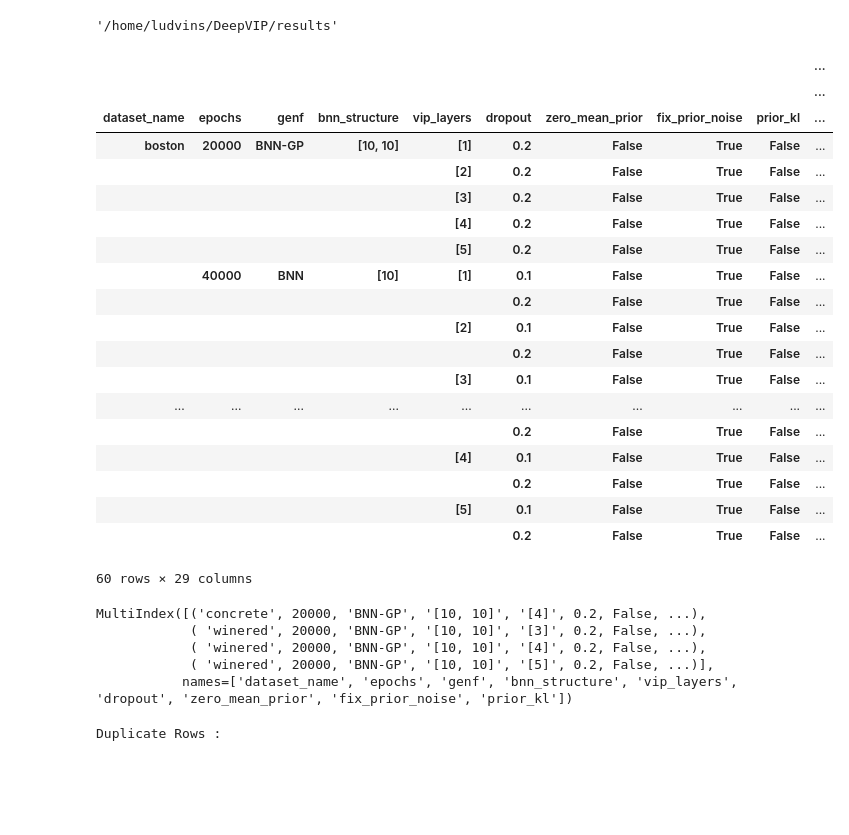
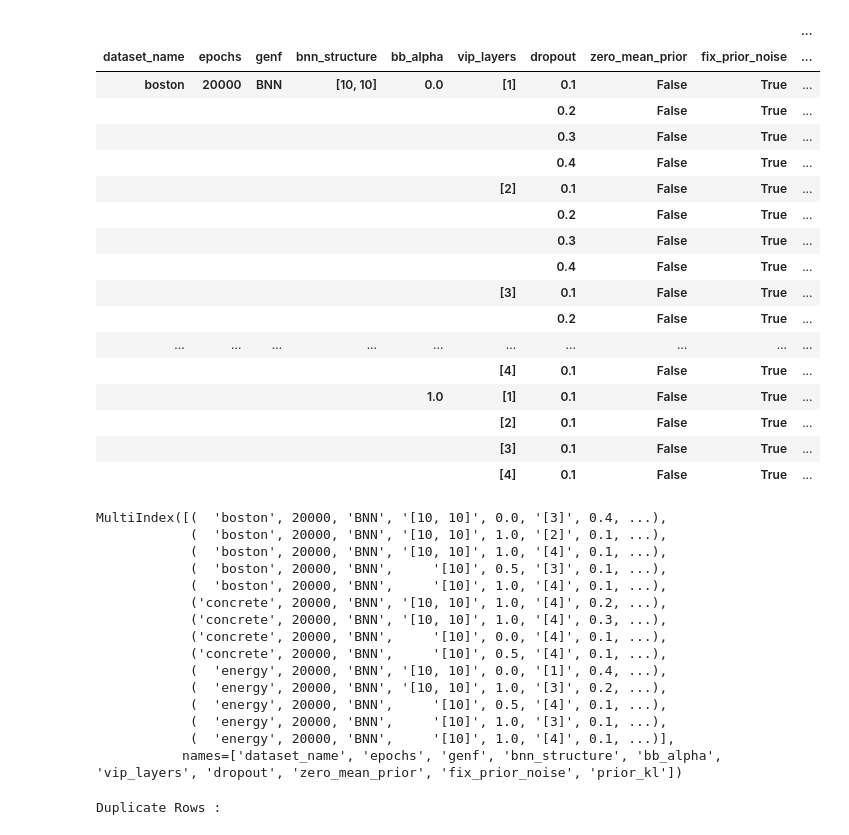
Before and after one commit to Ludvins/DeepVIP, a Jupyter notebook: results/results.ipynb, the cells around one changed output. Cells and saved outputs as stored; diff of their text form; code cells hidden in the pictures; blank space fills up the shorter version.

```diff
--- a/results/results.ipynb
+++ b/results/results.ipynb
@@ -3,45 +3,49 @@ import os
 import glob
 import pandas as pd
 os.chdir(".")
-# %%
-pwd
-# %% [output]
-'/home/ludvins/DeepVIP/results'
 # %%
-res1 = [i for i in glob.glob('DVIP/results/*')]
+res1 = [i for i in glob.glob('alpha/*')]
 df = pd.concat([pd.read_csv(f) for f in res1 ])
 # %%
-aux = df.groupby(["dataset_name", "epochs", "genf", "bnn_structure", "vip_layers", "dropout", "zero_mean_prior", "fix_prior_noise", "prior_kl"]).agg(["mean"])
-aux
+aux = df.groupby(["dataset_name", "epochs", "genf", "bnn_structure", "bb_alpha", "vip_layers", "dropout", "zero_mean_prior", "fix_prior_noise", "prior_kl"]).agg(["mean"])
+aux.query("dataset_name == 'boston'")["RMSE"]
 # %% [output]
 |  |  |  |  |  |  |  |  |  | ... |
-|  |  |  |  |  |  |  |  |  | ... |
-| dataset_name | epochs | genf | bnn_structure | vip_layers | dropout | zero_mean_prior | fix_prior_noise | prior_kl | ... |
-| boston | 20000 | BNN-GP | [10, 10] | [1] | 0.2 | False | True | False | ... |
-|  |  |  |  | [2] | 0.2 | False | True | False | ... |
-|  |  |  |  | [3] | 0.2 | False | True | False | ... |
-|  |  |  |  | [4] | 0.2 | False | True | False | ... |
-|  |  |  |  | [5] | 0.2 | False | True | False | ... |
-|  | 40000 | BNN | [10] | [1] | 0.1 | False | True | False | ... |
-|  |  |  |  |  | 0.2 | False | True | False | ... |
-|  |  |  |  | [2] | 0.1 | False | True | False | ... |
-|  |  |  |  |  | 0.2 | False | True | False | ... |
-|  |  |  |  | [3] | 0.1 | False | True | False | ... |
+| dataset_name | epochs | genf | bnn_structure | bb_alpha | vip_layers | dropout | zero_mean_prior | fix_prior_noise | ... |
+| boston | 20000 | BNN | [10, 10] | 0.0 | [1] | 0.1 | False | True | ... |
+|  |  |  |  |  |  | 0.2 | False | True | ... |
+|  |  |  |  |  |  | 0.3 | False | True | ... |
+|  |  |  |  |  |  | 0.4 | False | True | ... |
+|  |  |  |  |  | [2] | 0.1 | False | True | ... |
+|  |  |  |  |  |  | 0.2 | False | True | ... |
+|  |  |  |  |  |  | 0.3 | False | True | ... |
+|  |  |  |  |  |  | 0.4 | False | True | ... |
+|  |  |  |  |  | [3] | 0.1 | False | True | ... |
+|  |  |  |  |  |  | 0.2 | False | True | ... |
 | ... | ... | ... | ... | ... | ... | ... | ... | ... | ... |
-|  |  |  |  |  | 0.2 | False | True | False | ... |
-|  |  |  |  | [4] | 0.1 | False | True | False | ... |
-|  |  |  |  |  | 0.2 | False | True | False | ... |
-|  |  |  |  | [5] | 0.1 | False | True | False | ... |
-|  |  |  |  |  | 0.2 | False | True | False | ... |
+|  |  |  |  |  | [4] | 0.1 | False | True | ... |
+|  |  |  |  | 1.0 | [1] | 0.1 | False | True | ... |
+|  |  |  |  |  | [2] | 0.1 | False | True | ... |
+|  |  |  |  |  | [3] | 0.1 | False | True | ... |
+|  |  |  |  |  | [4] | 0.1 | False | True | ... |
-60 rows × 29 columns
 # %%
 aux[aux.xs(("split", "mean"),axis=1) != 9.5].index
 # %% [output]
-MultiIndex([('concrete', 20000, 'BNN-GP', '[10, 10]', '[4]', 0.2, False, ...),
-            ( 'winered', 20000, 'BNN-GP', '[10, 10]', '[3]', 0.2, False, ...),
-            ( 'winered', 20000, 'BNN-GP', '[10, 10]', '[4]', 0.2, False, ...),
-            ( 'winered', 20000, 'BNN-GP', '[10, 10]', '[5]', 0.2, False, ...)],
-           names=['dataset_name', 'epochs', 'genf', 'bnn_structure', 'vip_layers', 'dropout', 'zero_mean_prior', 'fix_prior_noise', 'prior_kl'])
+MultiIndex([(  'boston', 20000, 'BNN', '[10, 10]', 0.0, '[3]', 0.4, ...),
+            (  'boston', 20000, 'BNN', '[10, 10]', 1.0, '[2]', 0.1, ...),
+            (  'boston', 20000, 'BNN', '[10, 10]', 1.0, '[4]', 0.1, ...),
+            (  'boston', 20000, 'BNN',     '[10]', 0.5, '[3]', 0.1, ...),
+            (  'boston', 20000, 'BNN',     '[10]', 1.0, '[4]', 0.1, ...),
+            ('concrete', 20000, 'BNN', '[10, 10]', 1.0, '[4]', 0.2, ...),
+            ('concrete', 20000, 'BNN', '[10, 10]', 1.0, '[4]', 0.3, ...),
+            ('concrete', 20000, 'BNN',     '[10]', 0.0, '[4]', 0.1, ...),
+            ('concrete', 20000, 'BNN',     '[10]', 0.5, '[4]', 0.1, ...),
+            (  'energy', 20000, 'BNN', '[10, 10]', 0.0, '[1]', 0.4, ...),
+            (  'energy', 20000, 'BNN', '[10, 10]', 1.0, '[3]', 0.2, ...),
+            (  'energy', 20000, 'BNN',     '[10]', 0.5, '[4]', 0.1, ...),
+            (  'energy', 20000, 'BNN',     '[10]', 1.0, '[3]', 0.1, ...),
+            (  'energy', 20000, 'BNN',     '[10]', 1.0, '[4]', 0.1, ...)],
+           names=['dataset_name', 'epochs', 'genf', 'bnn_structure', 'bb_alpha', 'vip_layers', 'dropout', 'zero_mean_prior', 'fix_prior_noise', 'prior_kl'])
 # %%
 df = df.drop(["name_flag"], axis=1)
 # %%
```
Also changed, not shown: parts of 1 cell of this notebook, 3 other files.
